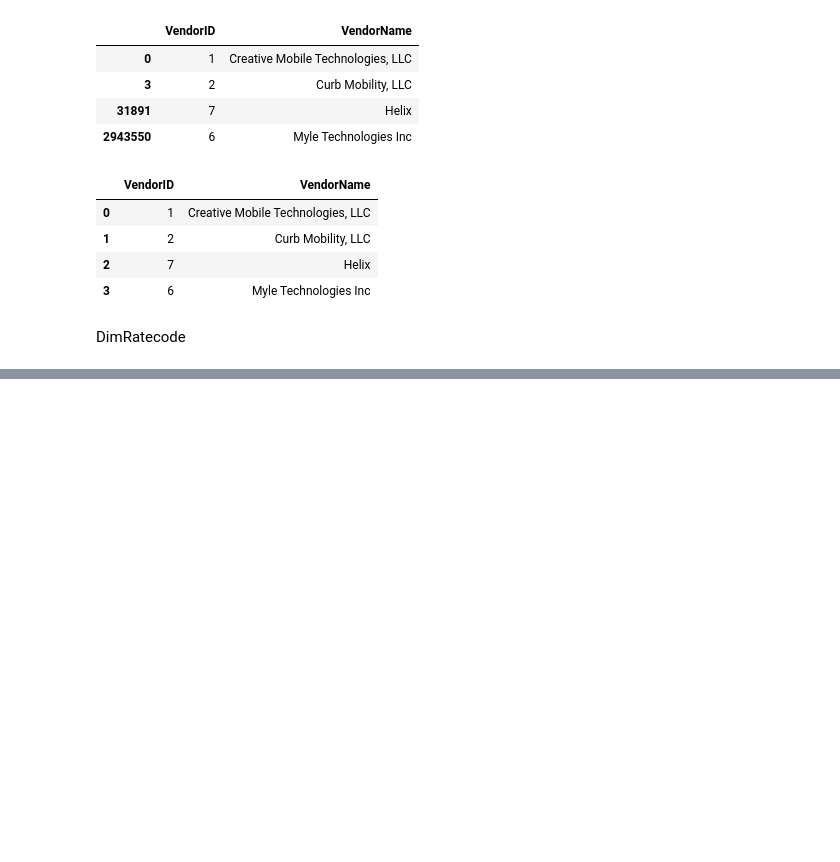
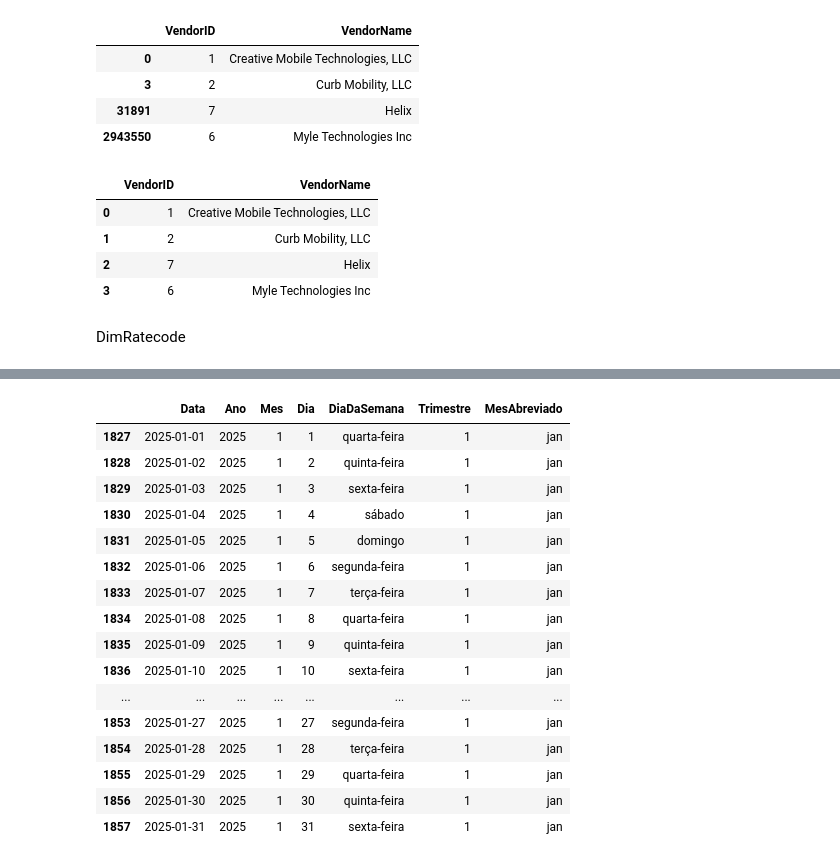
Before and after one commit to Edmilson-Santos/Etl-Igma-Tech, a Jupyter notebook: Scripts/Dev/01.Base.ipynb, the cells around one changed output, grey strips where cells are left out. Drawn from its saved outputs; the diff is of its cells as text; code cells hidden in the pictures; blank space fills up the shorter version.

```diff
--- a/Scripts/Dev/01.Base.ipynb
+++ b/Scripts/Dev/01.Base.ipynb
@@ -233,0 +244,4 @@ df_calendario.head(5)
+# %%
+# ler de teste
+df_test = pd.read_parquet(destination_calendar)
+df_test.head(5)
@@ -233,0 +255,20 @@ df_calendario.head(5)
+# %%
+df_test[df_test_vendor['Ano'] == 2025].head(31) # ver ano 2025 para teste
+# %% [output]
+|  | Data | Ano | Mes | Dia | DiaDaSemana | Trimestre | MesAbreviado |
+| 1827 | 2025-01-01 | 2025 | 1 | 1 | quarta-feira | 1 | jan |
+| 1828 | 2025-01-02 | 2025 | 1 | 2 | quinta-feira | 1 | jan |
+| 1829 | 2025-01-03 | 2025 | 1 | 3 | sexta-feira | 1 | jan |
+| 1830 | 2025-01-04 | 2025 | 1 | 4 | sábado | 1 | jan |
+| 1831 | 2025-01-05 | 2025 | 1 | 5 | domingo | 1 | jan |
+| 1832 | 2025-01-06 | 2025 | 1 | 6 | segunda-feira | 1 | jan |
+| 1833 | 2025-01-07 | 2025 | 1 | 7 | terça-feira | 1 | jan |
+| 1834 | 2025-01-08 | 2025 | 1 | 8 | quarta-feira | 1 | jan |
+| 1835 | 2025-01-09 | 2025 | 1 | 9 | quinta-feira | 1 | jan |
+| 1836 | 2025-01-10 | 2025 | 1 | 10 | sexta-feira | 1 | jan |
+| ... | ... | ... | ... | ... | ... | ... | ... |
+| 1853 | 2025-01-27 | 2025 | 1 | 27 | segunda-feira | 1 | jan |
+| 1854 | 2025-01-28 | 2025 | 1 | 28 | terça-feira | 1 | jan |
+| 1855 | 2025-01-29 | 2025 | 1 | 29 | quarta-feira | 1 | jan |
+| 1856 | 2025-01-30 | 2025 | 1 | 30 | quinta-feira | 1 | jan |
+| 1857 | 2025-01-31 | 2025 | 1 | 31 | sexta-feira | 1 | jan |
```
Also changed, not shown: parts of 3 cells of this notebook, 18 other files.
